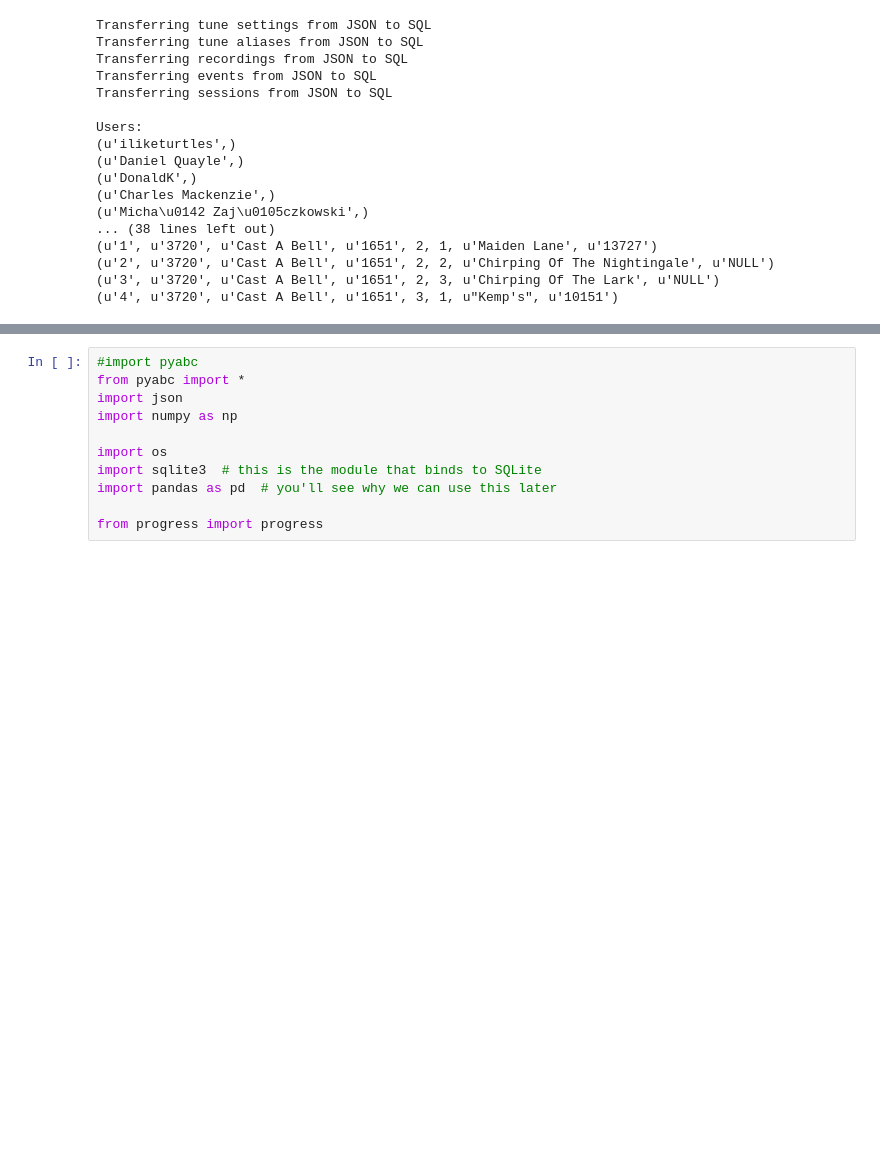
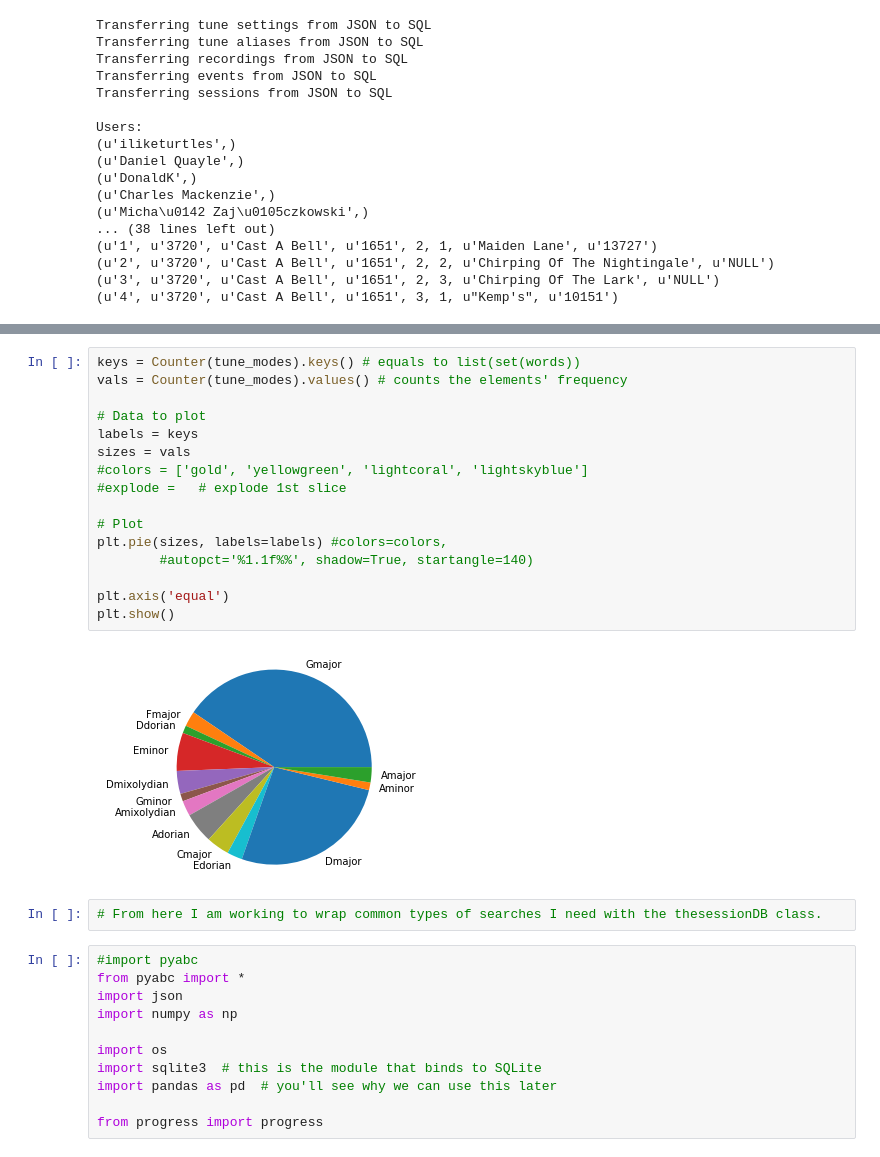
Before and after one commit to smwahl/pytrad, a Jupyter notebook: sql_tests.ipynb, the cells around one changed output, grey strips where cells are left out. Drawn from its saved outputs; the diff is of its cells as text; blank space fills up the shorter version.

```diff
--- a/sql_tests.ipynb
+++ b/sql_tests.ipynb
@@ -102,3 +158,23 @@ Users:
+# %%
+keys = Counter(tune_modes).keys() # equals to list(set(words))
+vals = Counter(tune_modes).values() # counts the elements' frequency
+
+# Data to plot
+labels = keys
+sizes = vals
+#colors = ['gold', 'yellowgreen', 'lightcoral', 'lightskyblue']
+#explode =   # explode 1st slice
+
+# Plot
+plt.pie(sizes, labels=labels) #colors=colors,
+        #autopct='%1.1f%%', shadow=True, startangle=140)
+
+plt.axis('equal')
+plt.show()
+# %% [output]
+[figure, added]
+# %%
+# From here I am working to wrap common types of searches I need with the thesessionDB class.
 # %%
 #import pyabc
 from pyabc import *
```
Also changed, not shown: parts of 22 cells of this notebook, 5 other files.
